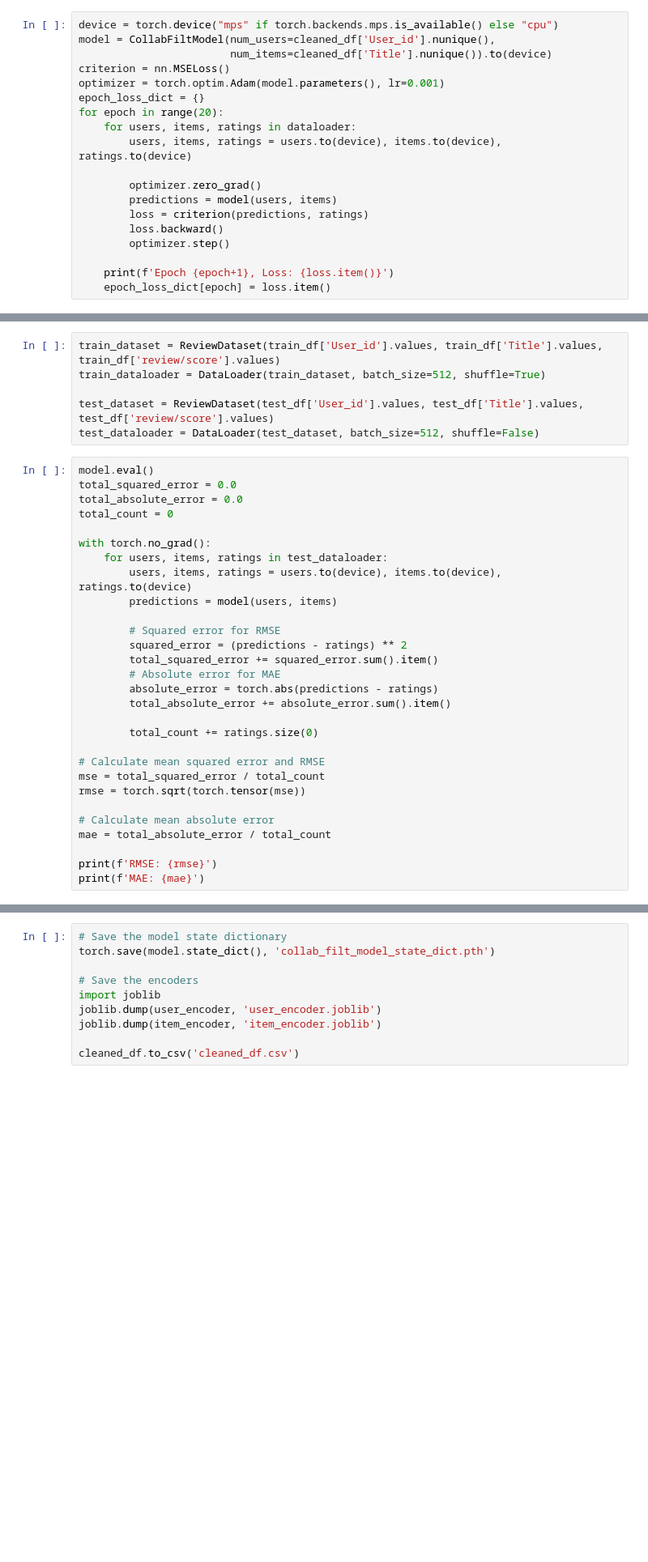
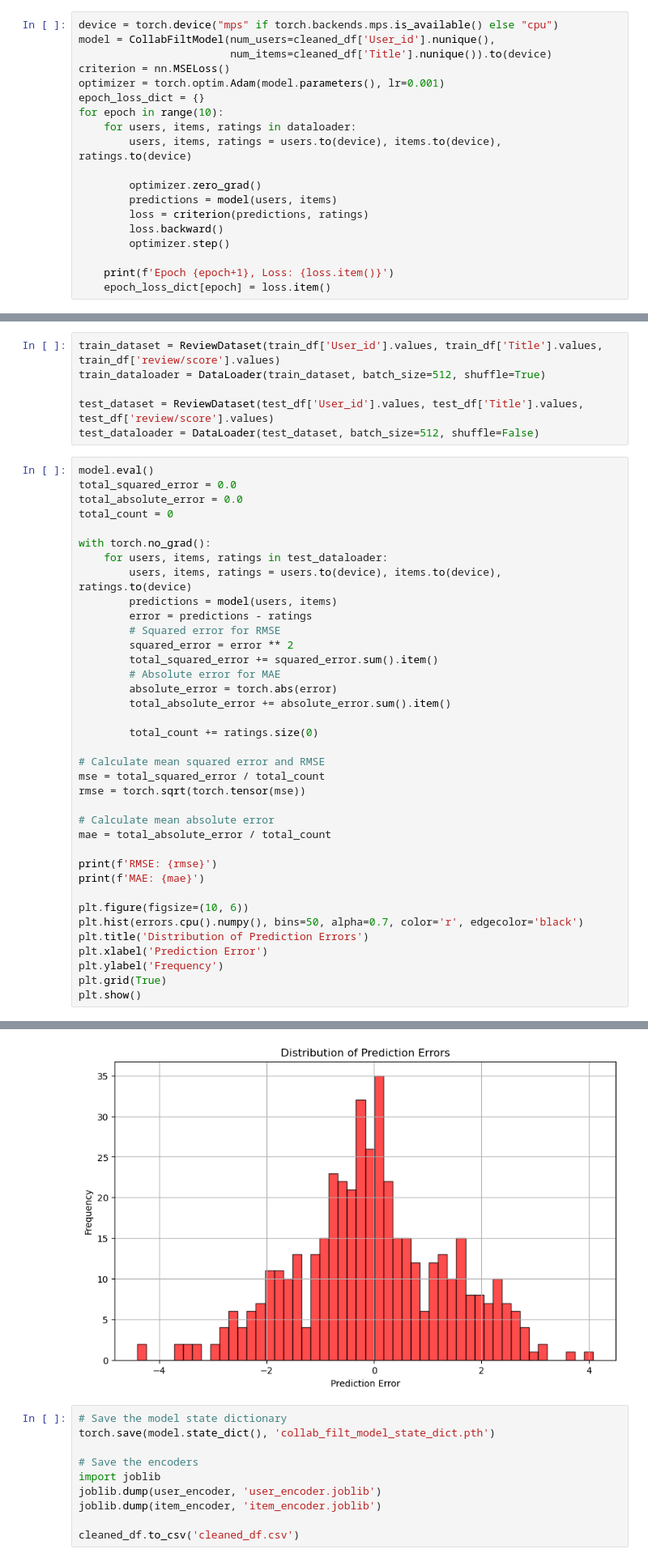
Before and after one commit to WesleyDickens/Book-Recommendations, a Jupyter notebook: PyTorch.ipynb, the cells around one changed output, grey strips where cells are left out. Shown at 81% size. Saved outputs shown, nothing was run; the diff lists cells and outputs as text; blank space fills up the shorter version.

```diff
--- a/PyTorch.ipynb
+++ b/PyTorch.ipynb
@@ -48,7 +72,7 @@ model = CollabFiltModel(num_users=cleaned_df['User_id'].nunique(),
 criterion = nn.MSELoss()
 optimizer = torch.optim.Adam(model.parameters(), lr=0.001)
 epoch_loss_dict = {}
-for epoch in range(20):
+for epoch in range(10):
     for users, items, ratings in dataloader:
         users, items, ratings = users.to(device), items.to(device), ratings.to(device)
 
@@ -106,12 +163,12 @@ with torch.no_grad():
     for users, items, ratings in test_dataloader:
         users, items, ratings = users.to(device), items.to(device), ratings.to(device)
         predictions = model(users, items)
-
+        error = predictions - ratings
         # Squared error for RMSE
-        squared_error = (predictions - ratings) ** 2
+        squared_error = error ** 2
         total_squared_error += squared_error.sum().item()
         # Absolute error for MAE
-        absolute_error = torch.abs(predictions - ratings)
+        absolute_error = torch.abs(error)
         total_absolute_error += absolute_error.sum().item()
 
         total_count += ratings.size(0)
@@ -125,3 +182,12 @@ mae = total_absolute_error / total_count
 
 print(f'RMSE: {rmse}')
 print(f'MAE: {mae}')
+
+plt.figure(figsize=(10, 6))
+plt.hist(errors.cpu().numpy(), bins=50, alpha=0.7, color='r', edgecolor='black')
+plt.title('Distribution of Prediction Errors')
+plt.xlabel('Prediction Error')
+plt.ylabel('Frequency')
+plt.grid(True)
+plt.show()
+# %% [output]
@@ -128,3 +196,4 @@ print(f'MAE: {mae}')
+[figure, added]
 # %%
 # Save the model state dictionary
 torch.save(model.state_dict(), 'collab_filt_model_state_dict.pth')
```
Also changed, not shown: parts of 9 cells of this notebook, 5 other files.
